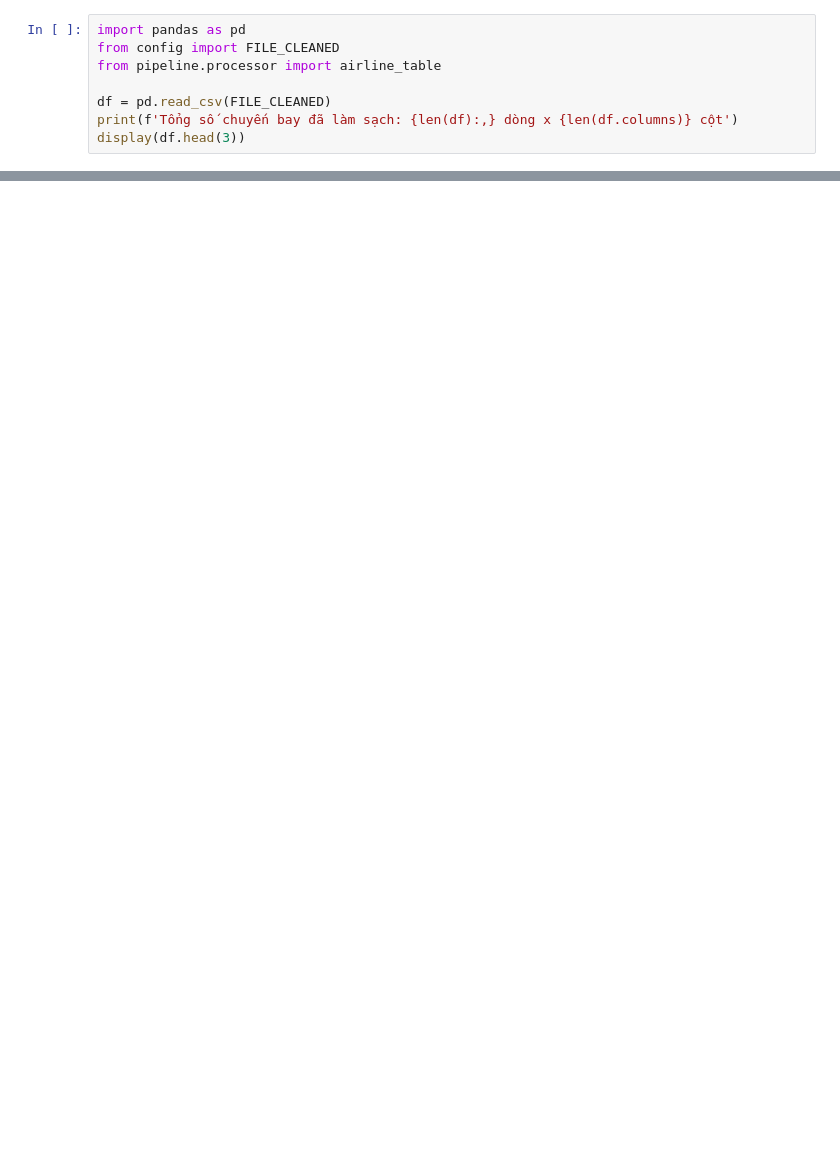
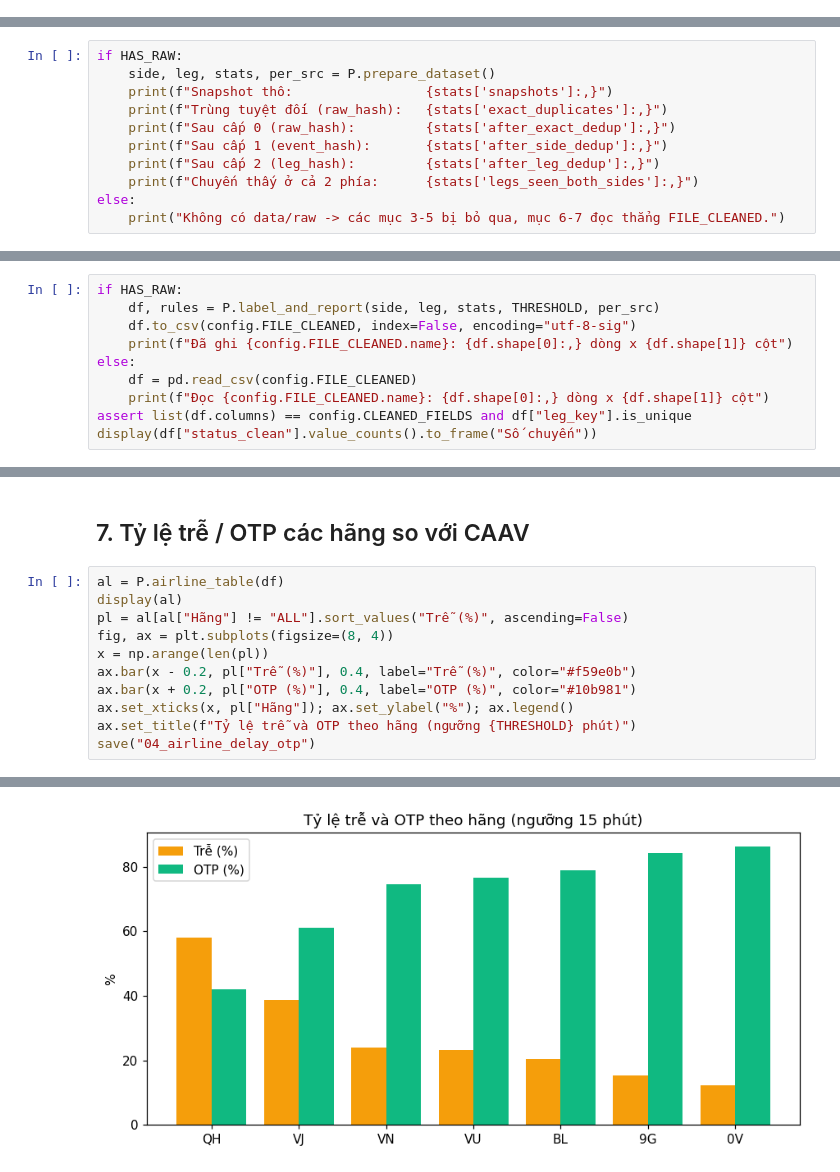
Before and after one commit to nadweb/datamining_nhom8, a Jupyter notebook: notebooks/01_member1_cleaning_integration.ipynb, the cells around one changed output, grey strips where cells are left out. Cells and saved outputs as stored; diff of their text form; blank space fills up the shorter version.

```diff
--- a/notebooks/01_member1_cleaning_integration.ipynb
+++ b/notebooks/01_member1_cleaning_integration.ipynb
@@ -8,8 +7,0 @@ Notebook kiểm định việc tích hợp từ 6 nguồn dữ liệu, khử tr
-# %%
-import pandas as pd
-from config import FILE_CLEANED
-from pipeline.processor import airline_table
-
-df = pd.read_csv(FILE_CLEANED)
-print(f'Tổng số chuyến bay đã làm sạch: {len(df):,} dòng x {len(df.columns)} cột')
-display(df.head(3))
@@ -44,0 +51,11 @@ plt.show()
+# %%
+if HAS_RAW:
+    side, leg, stats, per_src = P.prepare_dataset()
+    print(f"Snapshot thô:                 {stats['snapshots']:,}")
+    print(f"Trùng tuyệt đối (raw_hash):   {stats['exact_duplicates']:,}")
+    print(f"Sau cấp 0 (raw_hash):         {stats['after_exact_dedup']:,}")
+    print(f"Sau cấp 1 (event_hash):       {stats['after_side_dedup']:,}")
+    print(f"Sau cấp 2 (leg_hash):         {stats['after_leg_dedup']:,}")
+    print(f"Chuyến thấy ở cả 2 phía:      {stats['legs_seen_both_sides']:,}")
+else:
+    print("Không có data/raw -> các mục 3-5 bị bỏ qua, mục 6-7 đọc thẳng FILE_CLEANED.")
@@ -44,0 +191,10 @@ plt.show()
+# %%
+if HAS_RAW:
+    df, rules = P.label_and_report(side, leg, stats, THRESHOLD, per_src)
+    df.to_csv(config.FILE_CLEANED, index=False, encoding="utf-8-sig")
+    print(f"Đã ghi {config.FILE_CLEANED.name}: {df.shape[0]:,} dòng x {df.shape[1]} cột")
+else:
+    df = pd.read_csv(config.FILE_CLEANED)
+    print(f"Đọc {config.FILE_CLEANED.name}: {df.shape[0]:,} dòng x {df.shape[1]} cột")
+assert list(df.columns) == config.CLEANED_FIELDS and df["leg_key"].is_unique
+display(df["status_clean"].value_counts().to_frame("Số chuyến"))
@@ -44,0 +242,14 @@ plt.show()
+# %% [markdown]
+## 7. Tỷ lệ trễ / OTP các hãng so với CAAV
+# %%
+al = P.airline_table(df)
+display(al)
+pl = al[al["Hãng"] != "ALL"].sort_values("Trễ (%)", ascending=False)
+fig, ax = plt.subplots(figsize=(8, 4))
+x = np.arange(len(pl))
+ax.bar(x - 0.2, pl["Trễ (%)"], 0.4, label="Trễ (%)", color="#f59e0b")
+ax.bar(x + 0.2, pl["OTP (%)"], 0.4, label="OTP (%)", color="#10b981")
+ax.set_xticks(x, pl["Hãng"]); ax.set_ylabel("%"); ax.legend()
+ax.set_title(f"Tỷ lệ trễ và OTP theo hãng (ngưỡng {THRESHOLD} phút)")
+save("04_airline_delay_otp")
+# %% [output]
@@ -44,0 +265 @@ plt.show()
+[figure, added]
```
Also changed, not shown: parts of 26 cells of this notebook.
